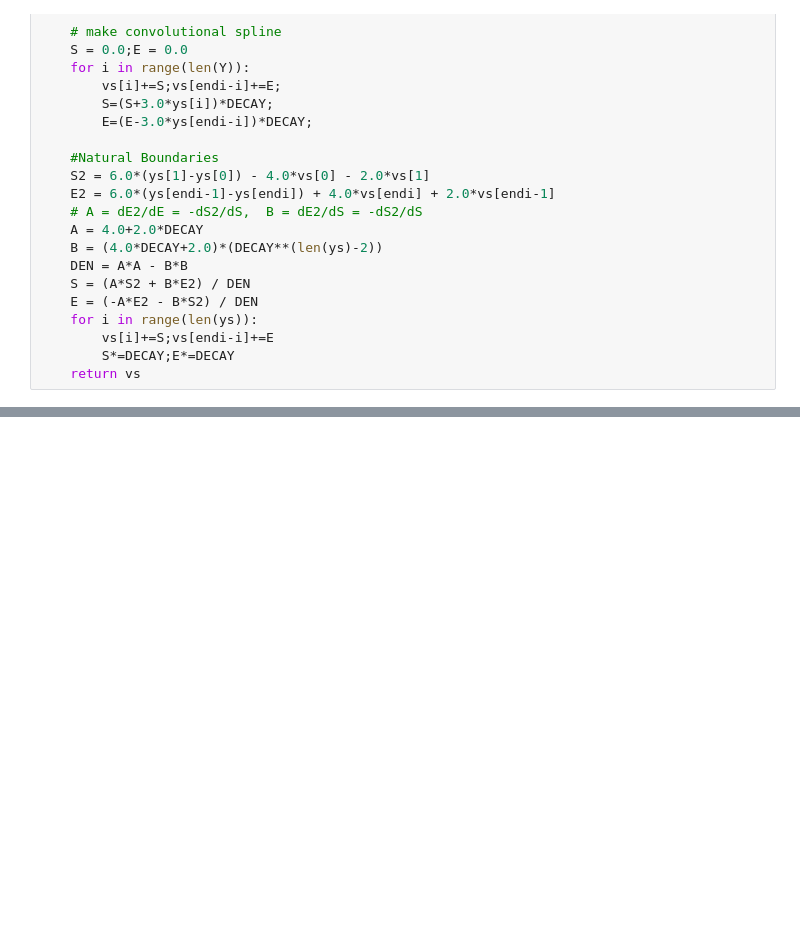
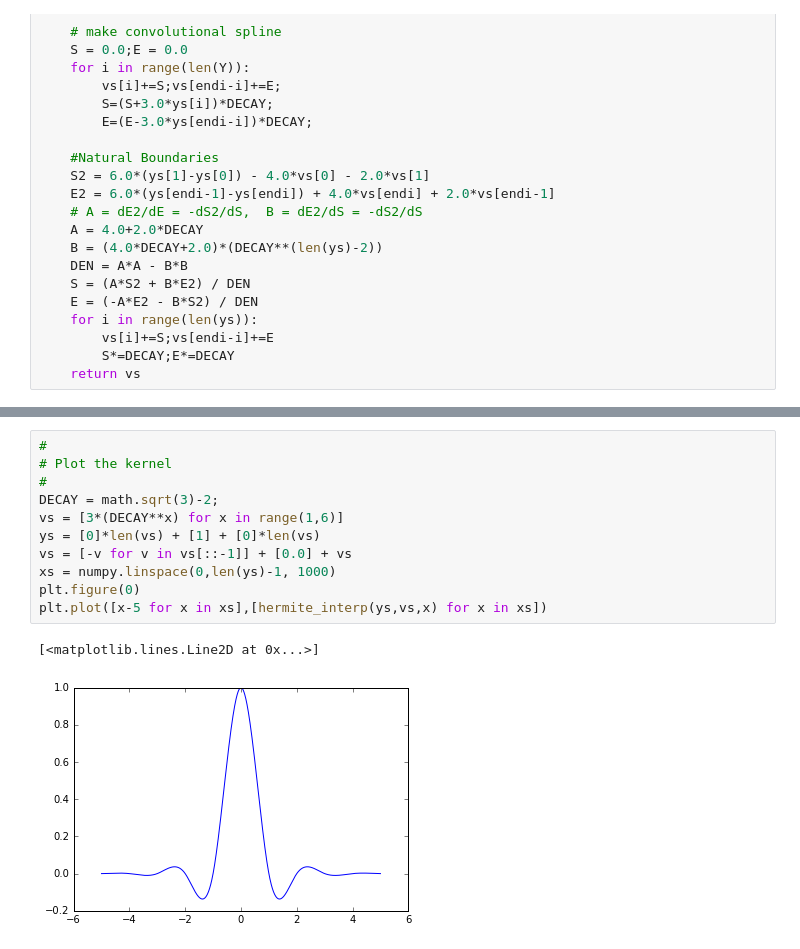
Before and after one commit to mtimmerm/IPythonNotebooks, a Jupyter notebook: NaturalCubicSplines.ipynb, the cells around one changed output, grey strips where cells are left out. Cells and saved outputs as stored; diff of their text form; blank space fills up the shorter version.

```diff
--- a/NaturalCubicSplines.ipynb
+++ b/NaturalCubicSplines.ipynb
@@ -118,0 +83,14 @@ plt.plot(xs,[hermite_interp2(Y,V,x) for x in xs])
+# %%
+#
+# Plot the kernel
+#
+DECAY = math.sqrt(3)-2;
+vs = [3*(DECAY**x) for x in range(1,6)]
+ys = [0]*len(vs) + [1] + [0]*len(vs)
+vs = [-v for v in vs[::-1]] + [0.0] + vs
+xs = numpy.linspace(0,len(ys)-1, 1000)
+plt.figure(0)
+plt.plot([x-5 for x in xs],[hermite_interp(ys,vs,x) for x in xs])
+# %% [output]
+[<matplotlib.lines.Line2D at 0x...>]
+[figure, added]
```
Also changed, not shown: parts of 4 cells of this notebook.
